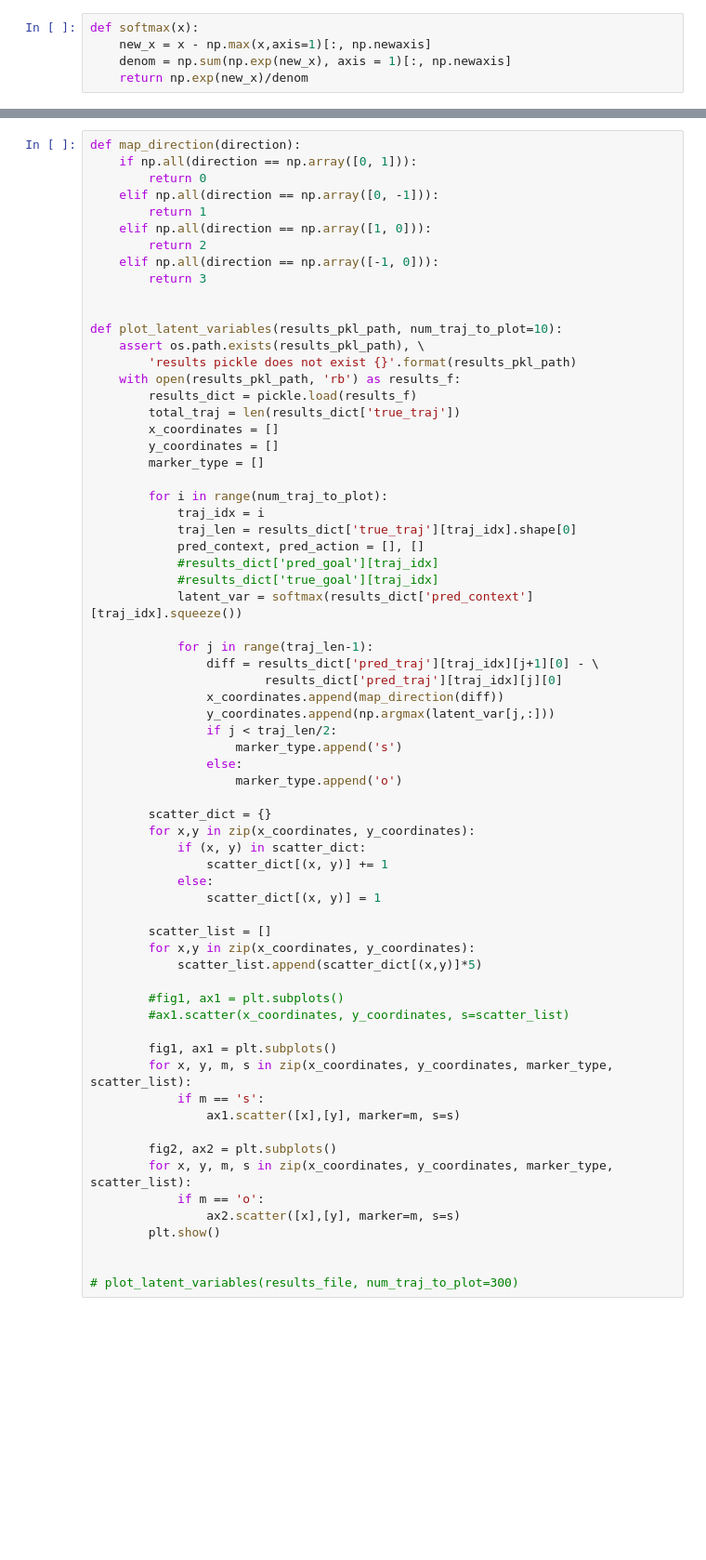
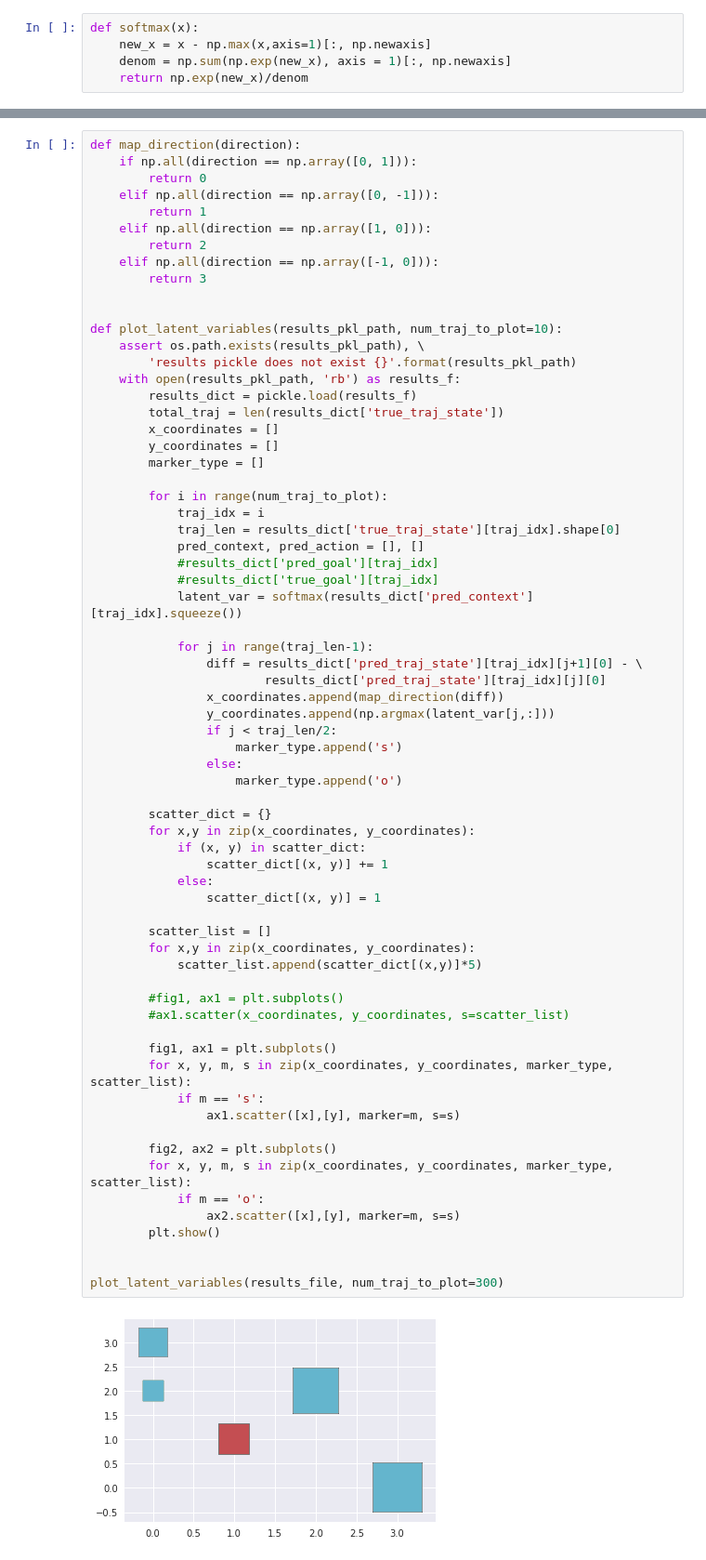
Before and after one commit to sharma-arjun/DirectedInfo-GAIL, a Jupyter notebook: IL/plots/plot_trajectories_batch.ipynb, the cells around one changed output, grey strips where cells are left out. Shown at 93% size. Saved outputs shown, nothing was run; the diff lists cells and outputs as text; blank space fills up the shorter version.

```diff
--- a/IL/plots/plot_trajectories_batch.ipynb
+++ b/IL/plots/plot_trajectories_batch.ipynb
@@ -277,53 +277,55 @@ def plot_latent_variables(results_pkl_path, num_traj_to_plot=10):
         'results pickle does not exist {}'.format(results_pkl_path)
     with open(results_pkl_path, 'rb') as results_f:
         results_dict = pickle.load(results_f)
-        total_traj = len(results_dict['true_traj'])
+        total_traj = len(results_dict['true_traj_state'])
         x_coordinates = []
         y_coordinates = []
         marker_type = []
 
         for i in range(num_traj_to_plot):
             traj_idx = i
-            traj_len = results_dict['true_traj'][traj_idx].shape[0]
+            traj_len = results_dict['true_traj_state'][traj_idx].shape[0]
             pred_context, pred_action = [], []
             #results_dict['pred_goal'][traj_idx]
             #results_dict['true_goal'][traj_idx]
             latent_var = softmax(results_dict['pred_context'][traj_idx].squeeze())
 
             for j in range(traj_len-1):
-                diff = results_dict['pred_traj'][traj_idx][j+1][0] - \
-                        results_dict['pred_traj'][traj_idx][j][0]
+                diff = results_dict['pred_traj_state'][traj_idx][j+1][0] - \
+                        results_dict['pred_traj_state'][traj_idx][j][0]
                 x_coordinates.append(map_direction(diff))
                 y_coordinates.append(np.argmax(latent_var[j,:]))
                 if j < traj_len/2:
                     marker_type.append('s')
                 else:
                     marker_type.append('o')
 
         scatter_dict = {}
         for x,y in zip(x_coordinates, y_coordinates):
             if (x, y) in scatter_dict:
                 scatter_dict[(x, y)] += 1
             else:
                 scatter_dict[(x, y)] = 1
 
         scatter_list = []
         for x,y in zip(x_coordinates, y_coordinates):
             scatter_list.append(scatter_dict[(x,y)]*5)
 
         #fig1, ax1 = plt.subplots()
         #ax1.scatter(x_coordinates, y_coordinates, s=scatter_list)
 
         fig1, ax1 = plt.subplots()
         for x, y, m, s in zip(x_coordinates, y_coordinates, marker_type, scatter_list):
             if m == 's':
                 ax1.scatter([x],[y], marker=m, s=s)
 
         fig2, ax2 = plt.subplots()
         for x, y, m, s in zip(x_coordinates, y_coordinates, marker_type, scatter_list):
             if m == 'o':
                 ax2.scatter([x],[y], marker=m, s=s)
         plt.show()
 
 
-# plot_latent_variables(results_file, num_traj_to_plot=300)
+plot_latent_variables(results_file, num_traj_to_plot=300)
+# %% [output]
+[figure, added]
```
Also changed, not shown: parts of 3 cells of this notebook.
